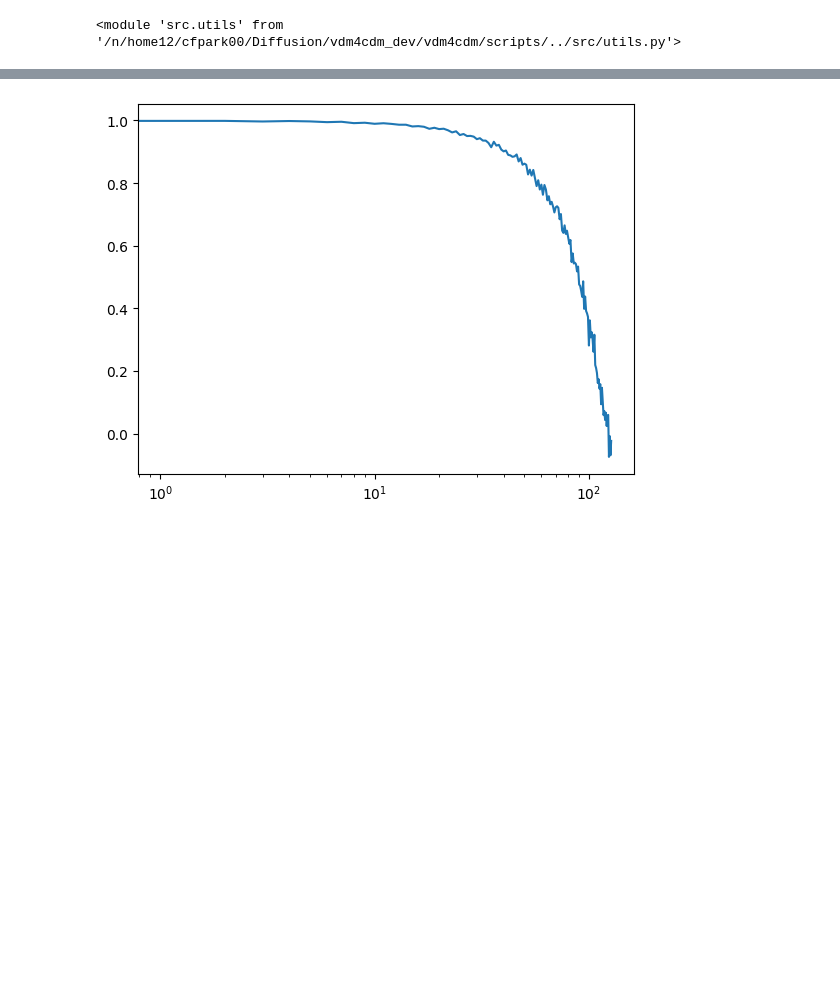
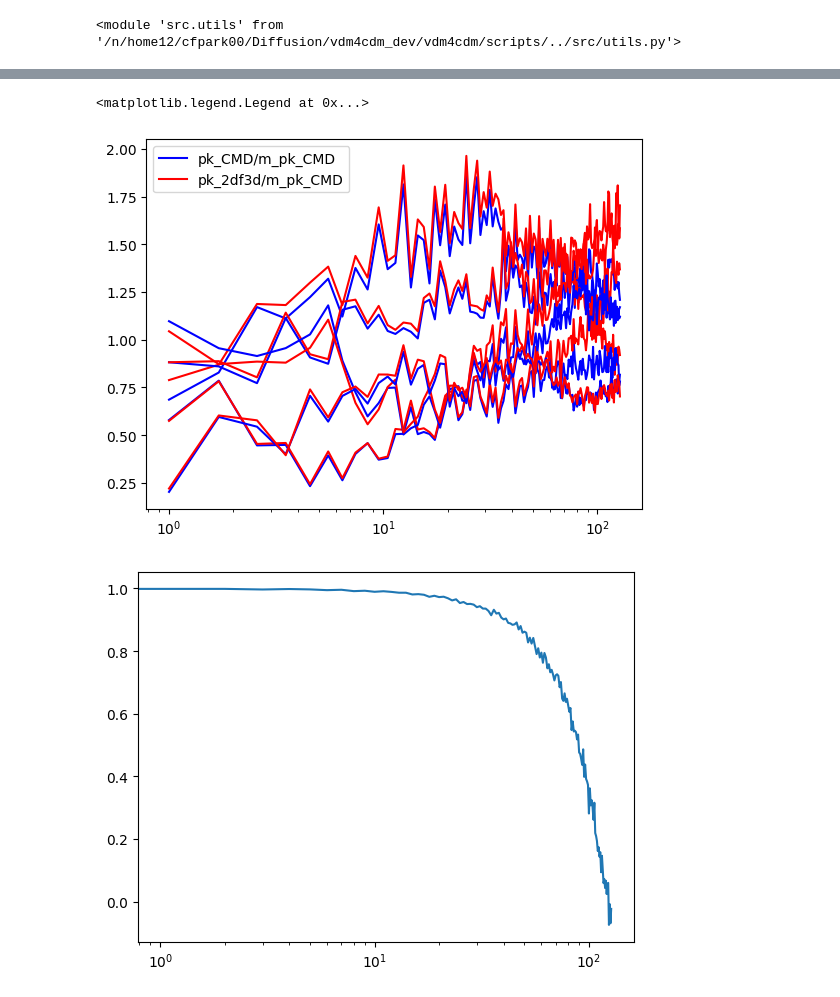
Before and after one commit to cfpark00/vdm4cdm, a Jupyter notebook: scripts/check_cc.ipynb, the cells around one changed output, grey strips where cells are left out. Saved outputs shown, nothing was run; the diff lists cells and outputs as text; code cells hidden in the pictures; blank space fills up the shorter version.

```diff
--- a/scripts/check_cc.ipynb
+++ b/scripts/check_cc.ipynb
@@ -74,3 +78,12 @@ plt.legend()
+# %%
+for i in range(5):
+    plt.plot(ks,pk_CMD[i]/m_pk_cmd,label=("pk_CMD/m_pk_CMD" if i==0 else ""),c="b")
+    plt.plot(ks,pk_2df3d[i]/m_pk_cmd,label=("pk_2df3d/m_pk_CMD" if i==0 else ""),c="r")
+plt.xscale("log")
+plt.legend()
+# %% [output]
+<matplotlib.legend.Legend at 0x...>
+[figure, added]
 # %%
 plt.plot(ccs[0,0].cpu().numpy())
 plt.xscale("log")
```
Also changed, not shown: parts of 5 cells of this notebook, 10 other files.
